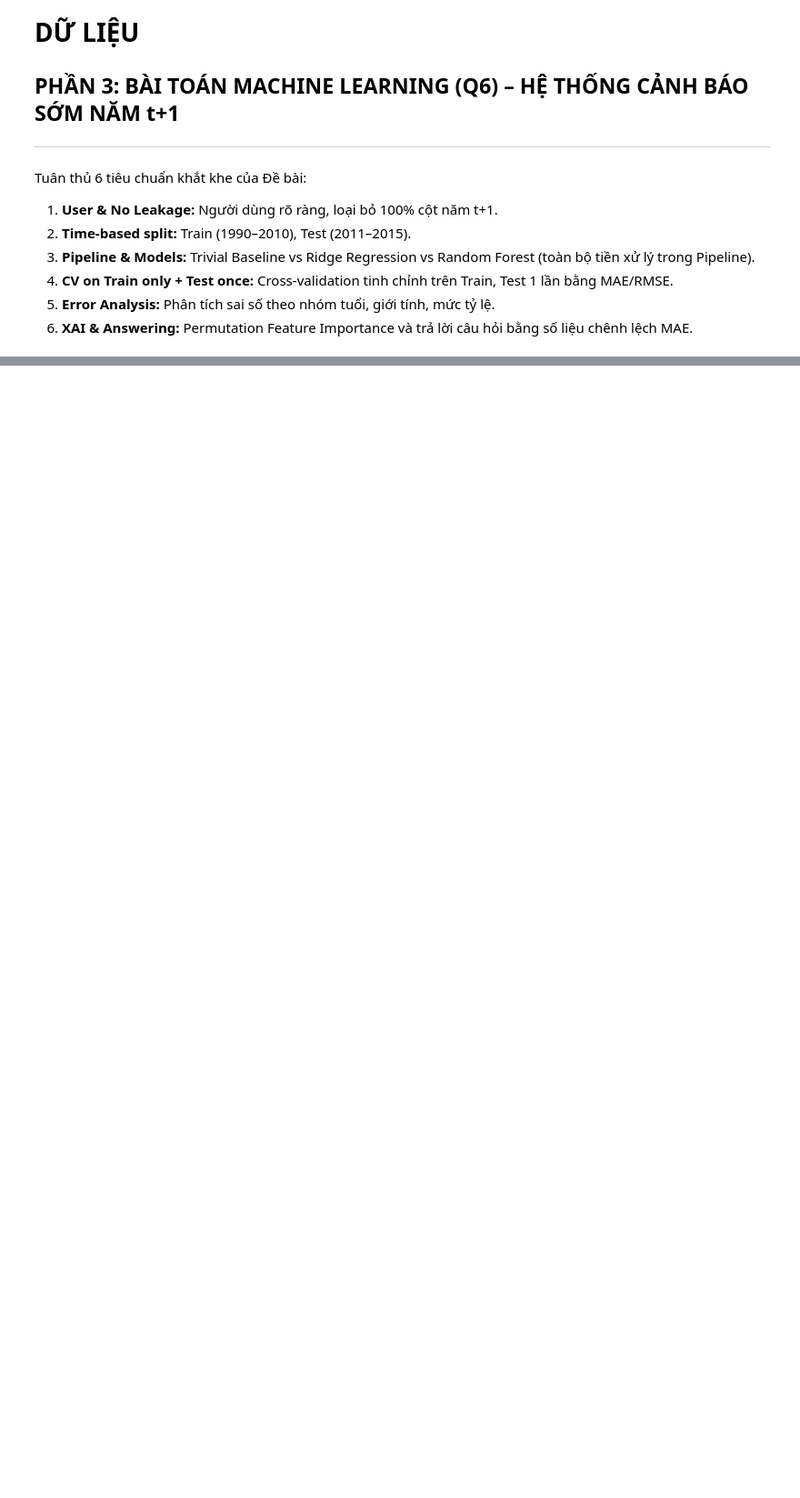
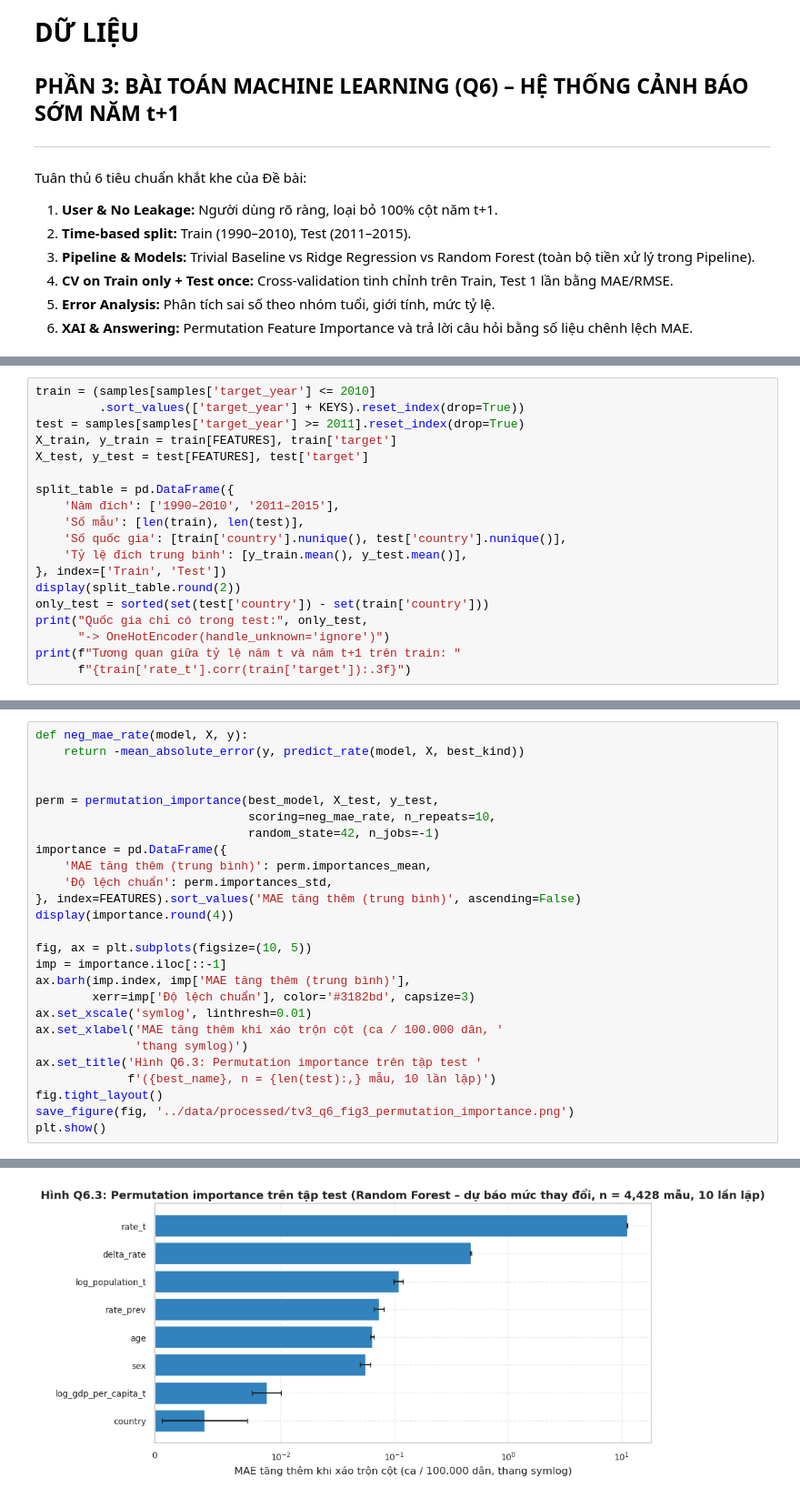
Before and after one commit to 24122039Kien/HCMUS_HKD_program_for_data_scientists, a Jupyter notebook: notebooks/03_ml_question.ipynb, the cells around one changed output, grey strips where cells are left out. Shown at 91% size. Drawn from its saved outputs; the diff is of its cells as text; blank space fills up the shorter version.

```diff
--- a/notebooks/03_ml_question.ipynb
+++ b/notebooks/03_ml_question.ipynb
@@ -34,0 +142,19 @@ print("Scikit-learn và các công cụ Machine Learning đã sẵn sàng!")
+# %%
+train = (samples[samples['target_year'] <= 2010]
+         .sort_values(['target_year'] + KEYS).reset_index(drop=True))
+test = samples[samples['target_year'] >= 2011].reset_index(drop=True)
+X_train, y_train = train[FEATURES], train['target']
+X_test, y_test = test[FEATURES], test['target']
+
+split_table = pd.DataFrame({
+    'Năm đích': ['1990–2010', '2011–2015'],
+    'Số mẫu': [len(train), len(test)],
+    'Số quốc gia': [train['country'].nunique(), test['country'].nunique()],
+    'Tỷ lệ đích trung bình': [y_train.mean(), y_test.mean()],
+}, index=['Train', 'Test'])
+display(split_table.round(2))
+only_test = sorted(set(test['country']) - set(train['country']))
+print("Quốc gia chỉ có trong test:", only_test,
+      "-> OneHotEncoder(handle_unknown='ignore')")
+print(f"Tương quan giữa tỷ lệ năm t và năm t+1 trên train: "
+      f"{train['rate_t'].corr(train['target']):.3f}")
@@ -34,0 +445,27 @@ print("Scikit-learn và các công cụ Machine Learning đã sẵn sàng!")
+# %%
+def neg_mae_rate(model, X, y):
+    return -mean_absolute_error(y, predict_rate(model, X, best_kind))
+
+
+perm = permutation_importance(best_model, X_test, y_test,
+                              scoring=neg_mae_rate, n_repeats=10,
+                              random_state=42, n_jobs=-1)
+importance = pd.DataFrame({
+    'MAE tăng thêm (trung bình)': perm.importances_mean,
+    'Độ lệch chuẩn': perm.importances_std,
+}, index=FEATURES).sort_values('MAE tăng thêm (trung bình)', ascending=False)
+display(importance.round(4))
+
+fig, ax = plt.subplots(figsize=(10, 5))
+imp = importance.iloc[::-1]
+ax.barh(imp.index, imp['MAE tăng thêm (trung bình)'],
+        xerr=imp['Độ lệch chuẩn'], color='#3182bd', capsize=3)
+ax.set_xscale('symlog', linthresh=0.01)
+ax.set_xlabel('MAE tăng thêm khi xáo trộn cột (ca / 100.000 dân, '
+              'thang symlog)')
+ax.set_title('Hình Q6.3: Permutation importance trên tập test '
+             f'({best_name}, n = {len(test):,} mẫu, 10 lần lặp)')
+fig.tight_layout()
+save_figure(fig, '../data/processed/tv3_q6_fig3_permutation_importance.png')
+plt.show()
+# %% [output]
@@ -34,0 +482 @@ print("Scikit-learn và các công cụ Machine Learning đã sẵn sàng!")
+[figure, added]
```
Also changed, not shown: parts of 21 cells of this notebook.
